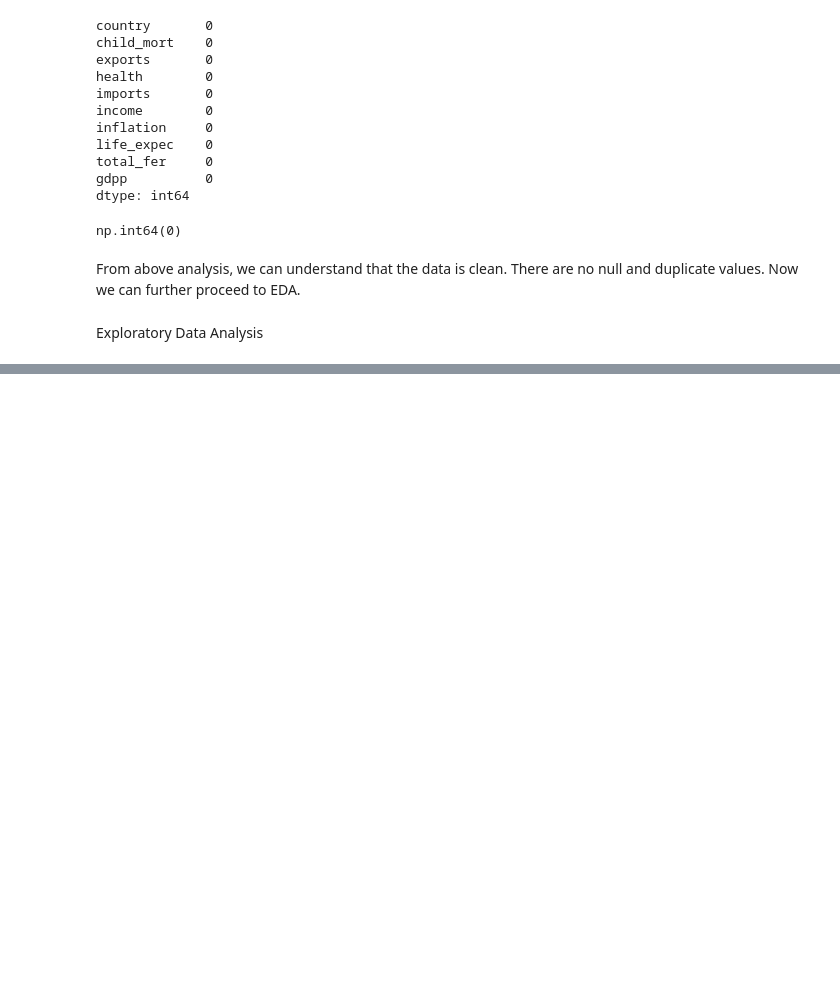
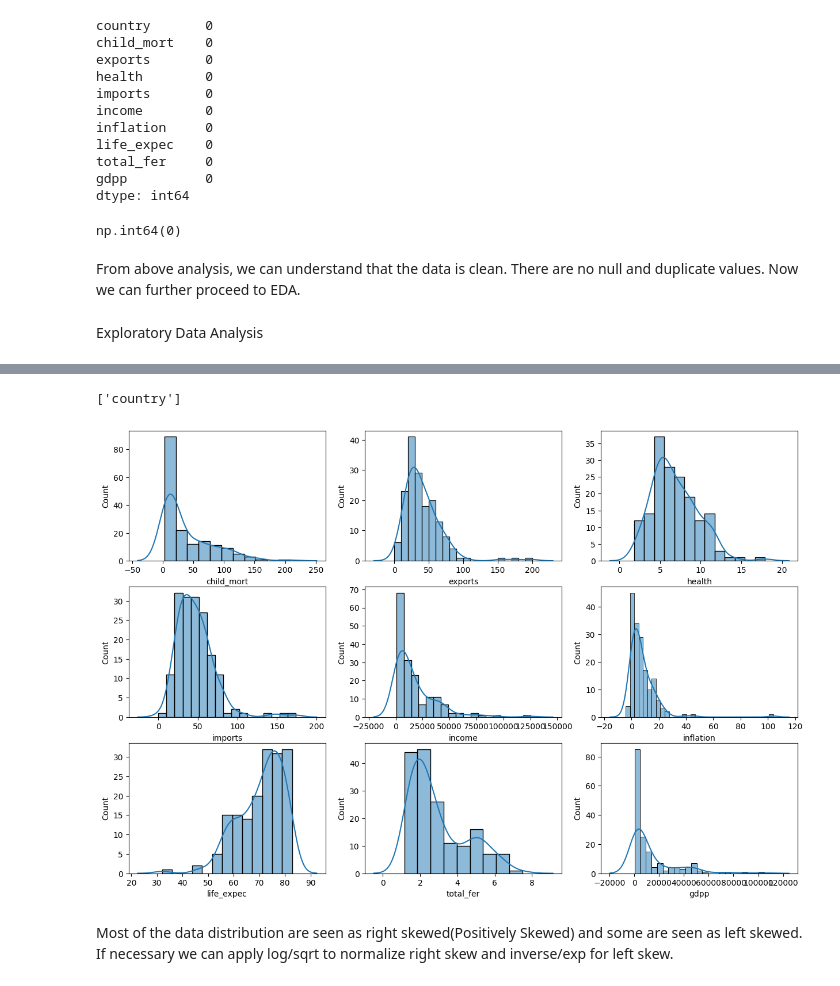
Before and after one commit to Axkratos/AllocatingFund, a Jupyter notebook: allocating_fund.ipynb, the cells around one changed output, grey strips where cells are left out. Saved outputs shown, nothing was run; the diff lists cells and outputs as text; code cells hidden in the pictures; blank space fills up the shorter version.

```diff
--- a/allocating_fund.ipynb
+++ b/allocating_fund.ipynb
@@ -108,0 +131,15 @@ Exploratory Data Analysis
+# %%
+categorical_col
+# %% [output]
+['country']
+# %%
+fig,axes=plt.subplots(nrows=3,ncols=3,figsize=(15,10))
+axes=axes.flatten()
+for i in range(len(numerical_col)):
+    sns.histplot(df[numerical_col[i]],ax=axes[i],kde=True,kde_kws={'cut': 3})
+
+plt.show()
+# %% [output]
+[figure, added]
+# %% [markdown]
+Most of the data distribution are seen as right skewed(Positively Skewed) and some are seen as left skewed. If necessary we can apply log/sqrt to normalize right skew and inverse/exp for left skew.
```
Also changed, not shown: parts of 19 cells of this notebook.
